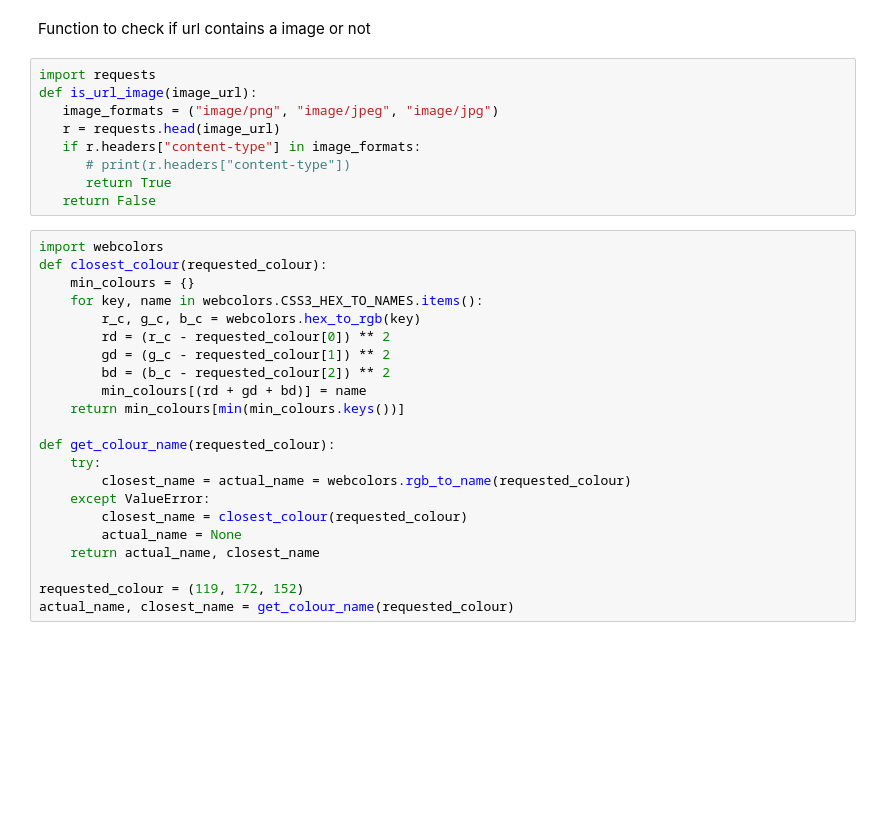
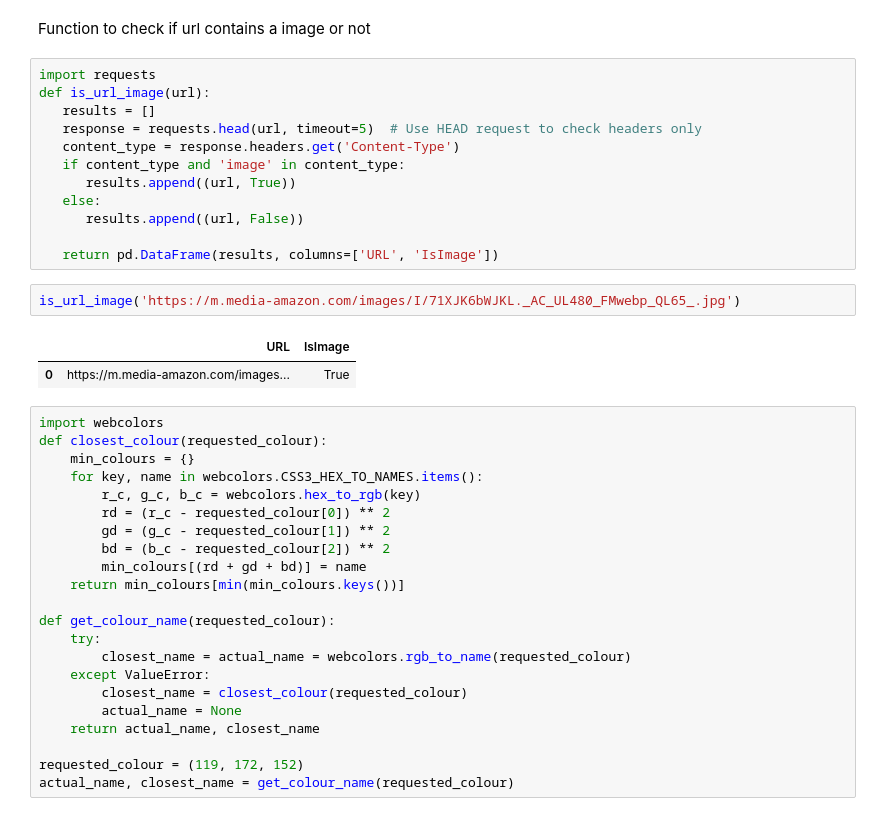
Before and after one commit to Shreyash-Pardhi/Python_Practice, a Jupyter notebook: Python/Assessment-2 (GOOGLE VISION API)/text_extraction.ipynb, the cells around one changed output. Saved outputs shown, nothing was run; the diff lists cells and outputs as text; blank space fills up the shorter version.

```diff
--- a/Python/Assessment-2 (GOOGLE VISION API)/text_extraction.ipynb
+++ b/Python/Assessment-2 (GOOGLE VISION API)/text_extraction.ipynb
@@ -32,15 +32,23 @@ data_url
 Name: product_url, Length: 100, dtype: object
 # %% [markdown]
 Function to check if url contains a image or not
-# %%
-import requests
-def is_url_image(image_url):
-   image_formats = ("image/png", "image/jpeg", "image/jpg")
-   r = requests.head(image_url)
-   if r.headers["content-type"] in image_formats:
-      # print(r.headers["content-type"])
-      return True
-   return False
+# %%
+import requests
+def is_url_image(url):
+   results = []
+   response = requests.head(url, timeout=5)  # Use HEAD request to check headers only
+   content_type = response.headers.get('Content-Type')
+   if content_type and 'image' in content_type:
+      results.append((url, True))
+   else:
+      results.append((url, False))
+
+   return pd.DataFrame(results, columns=['URL', 'IsImage'])
+# %%
+is_url_image('https://m.media-amazon.com/images/I/71XJK6bWJKL._AC_UL480_FMwebp_QL65_.jpg')
+# %% [output]
+|  | URL | IsImage |
+| 0 | https://m.media-amazon.com/images... | True |
 # %%
 import webcolors
 def closest_colour(requested_colour):
```
Also changed, not shown: 8 other files.
